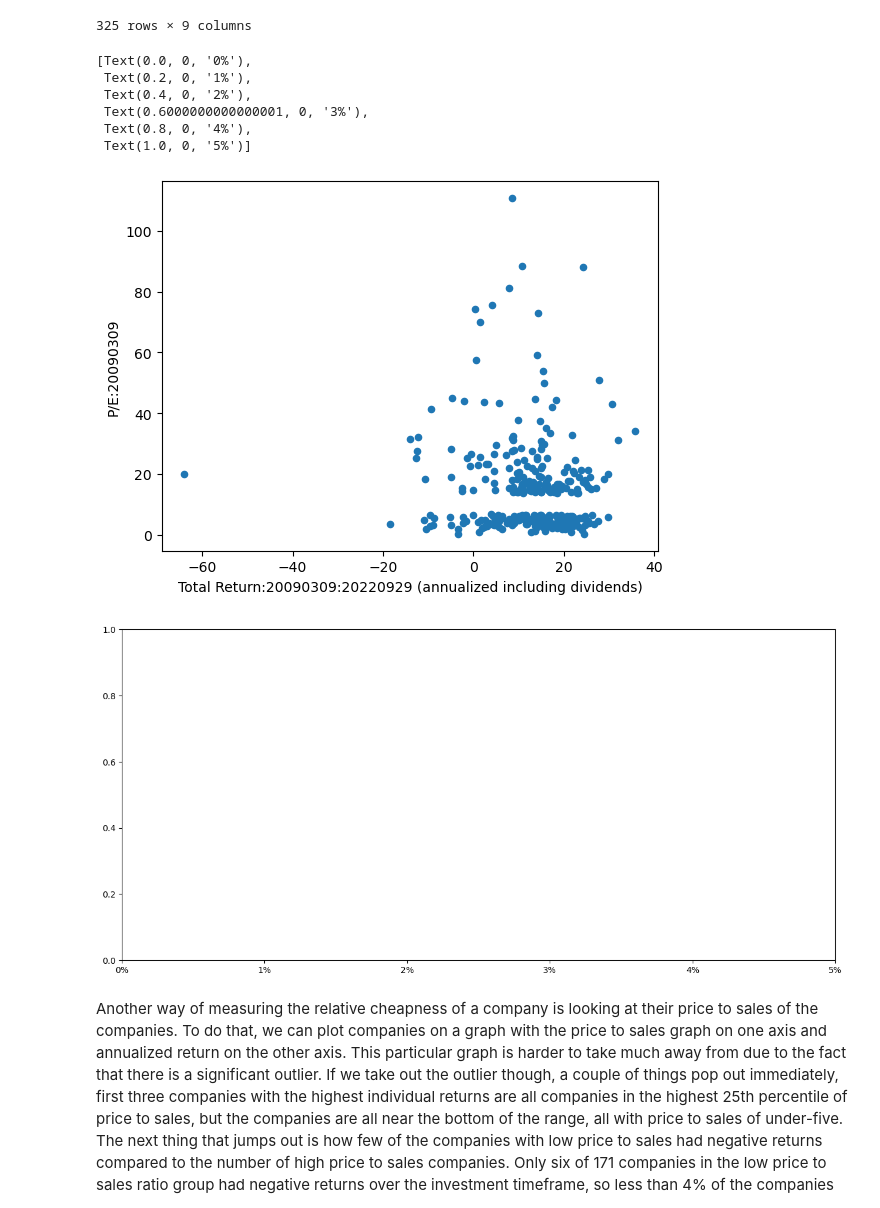
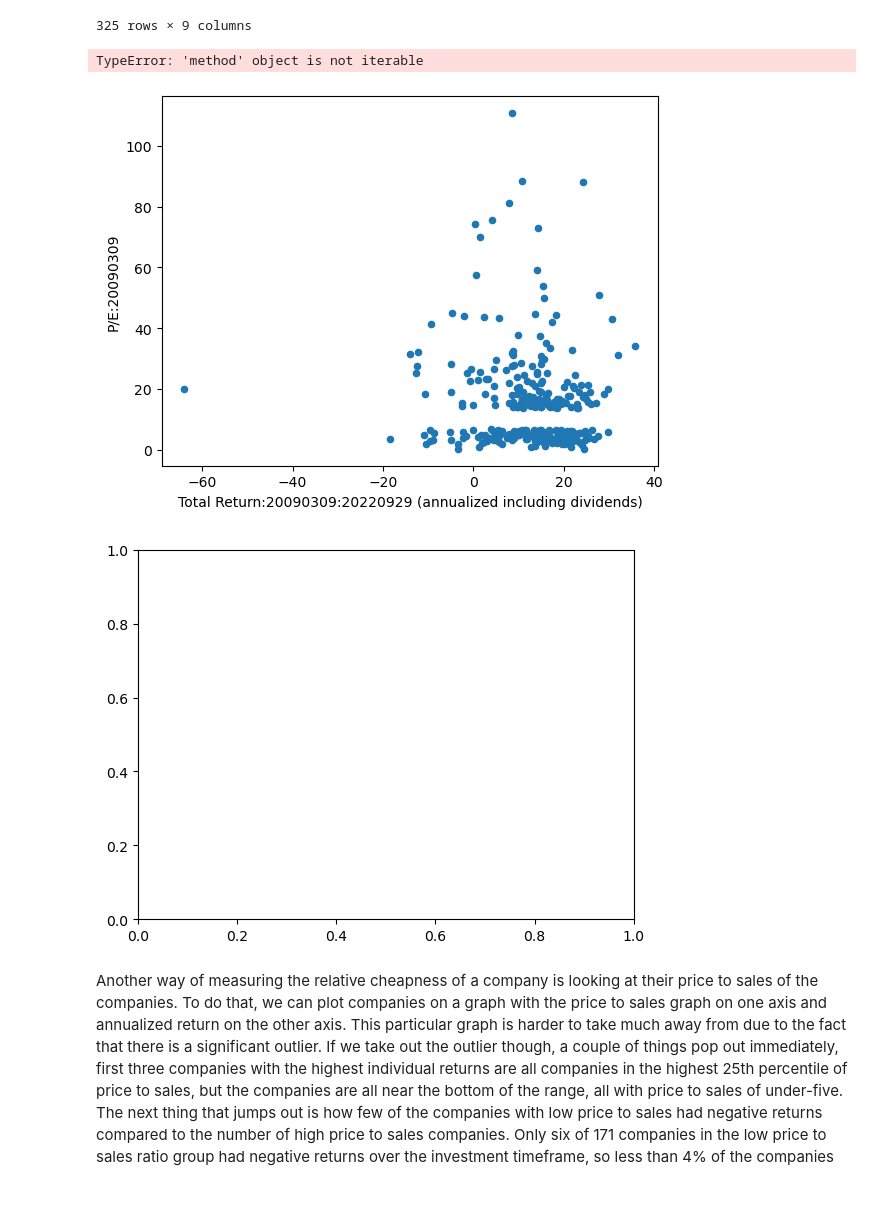
Before and after one commit to cade-busek/Econ411, a Jupyter notebook: Final Project/Rough Draft.ipynb, the cells around one changed output. Cells and saved outputs as stored; diff of their text form; code cells hidden in the pictures.

```diff
--- a/Final Project/Rough Draft.ipynb
+++ b/Final Project/Rough Draft.ipynb
@@ -28,16 +29,10 @@ df1
 325 rows × 9 columns
 # %%
 df1.plot.scatter("Total Return:20090309:20220929 (annualized including dividends)","P/E:20090309")
-fig, ax = plt.subplots(figsize = (15,7))
-x_ticklabels = [str(x) + '%' for x in df1.index]
-ax.set_xticklabels(x_ticklabels)
+fig, ax = plt.subplots()
+x_ticklabels = ["$" + str(x) for x in df1.plot.scatter]
 # %% [output]
-[Text(0.0, 0, '0%'),
- Text(0.2, 0, '1%'),
- Text(0.4, 0, '2%'),
- Text(0.6000000000000001, 0, '3%'),
- Text(0.8, 0, '4%'),
- Text(1.0, 0, '5%')]
+TypeError: 'method' object is not iterable
 [figure]
-[figure, old version]
+[figure, new version]
 # %% [markdown]
```
Also changed, not shown: parts of 2 cells of this notebook.
